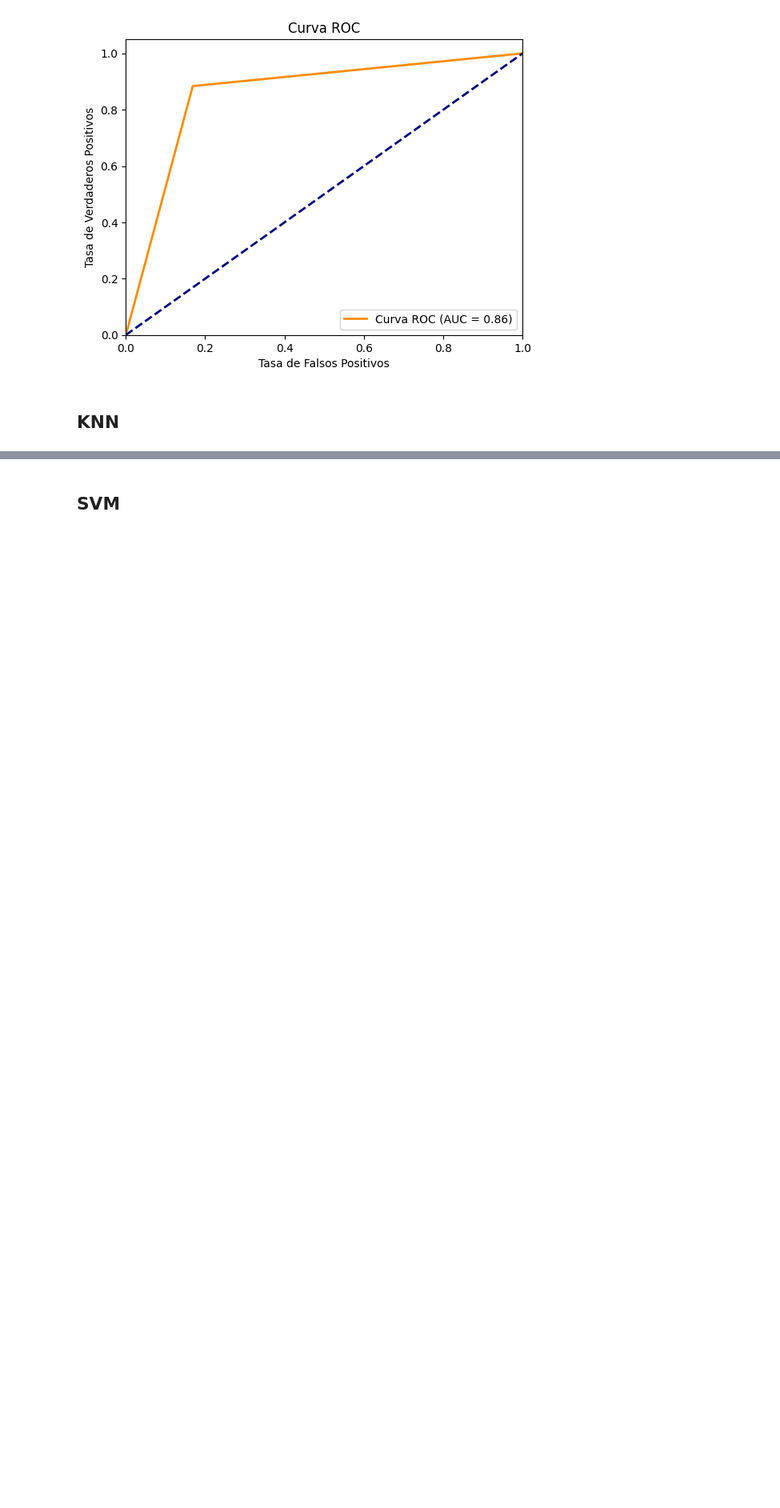
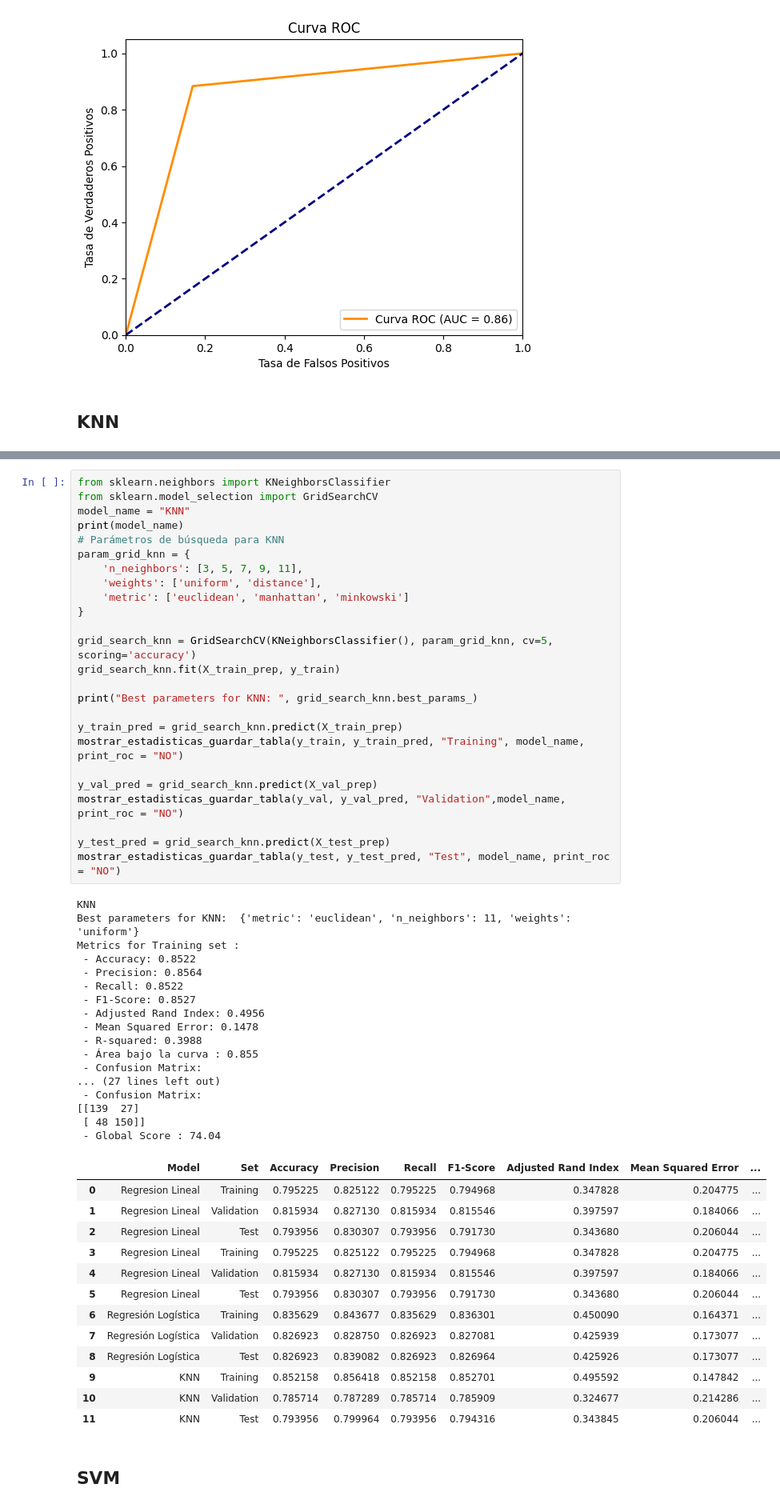
Before and after one commit to Lusku/kschool_master, a Jupyter notebook: TFM_Simple.ipynb, the cells around one changed output, grey strips where cells are left out. Shown at 80% size. Saved outputs shown, nothing was run; the diff lists cells and outputs as text; blank space fills up the shorter version.

```diff
--- a/TFM_Simple.ipynb
+++ b/TFM_Simple.ipynb
@@ -917,2 +890,58 @@ mostrar_curva_ROC(y_test, y_test_pred)
+# %%
+from sklearn.neighbors import KNeighborsClassifier
+from sklearn.model_selection import GridSearchCV
+model_name = "KNN"
+print(model_name)
+# Parámetros de búsqueda para KNN
+param_grid_knn = {
+    'n_neighbors': [3, 5, 7, 9, 11],
+    'weights': ['uniform', 'distance'],
+    'metric': ['euclidean', 'manhattan', 'minkowski']
+}
+
+grid_search_knn = GridSearchCV(KNeighborsClassifier(), param_grid_knn, cv=5, scoring='accuracy')
+grid_search_knn.fit(X_train_prep, y_train)
+
+print("Best parameters for KNN: ", grid_search_knn.best_params_)
+
+y_train_pred = grid_search_knn.predict(X_train_prep)
+mostrar_estadisticas_guardar_tabla(y_train, y_train_pred, "Training", model_name, print_roc = "NO")
+
+y_val_pred = grid_search_knn.predict(X_val_prep)
+mostrar_estadisticas_guardar_tabla(y_val, y_val_pred, "Validation",model_name, print_roc = "NO")
+
+y_test_pred = grid_search_knn.predict(X_test_prep)
+mostrar_estadisticas_guardar_tabla(y_test, y_test_pred, "Test", model_name, print_roc = "NO")
+# %% [output]
+KNN
+Best parameters for KNN:  {'metric': 'euclidean', 'n_neighbors': 11, 'weights': 'uniform'}
+Metrics for Training set :
+ - Accuracy: 0.8522
+ - Precision: 0.8564
+ - Recall: 0.8522
+ - F1-Score: 0.8527
+ - Adjusted Rand Index: 0.4956
+ - Mean Squared Error: 0.1478
+ - R-squared: 0.3988
+ - Área bajo la curva : 0.855
+ - Confusion Matrix:
+... (27 lines left out)
+ - Confusion Matrix:
+[[139  27]
+ [ 48 150]]
+ - Global Score : 74.04
+|  | Model | Set | Accuracy | Precision | Recall | F1-Score | Adjusted Rand Index | Mean Squared Error | ... |
+| 0 | Regresion Lineal | Training | 0.795225 | 0.825122 | 0.795225 | 0.794968 | 0.347828 | 0.204775 | ... |
+| 1 | Regresion Lineal | Validation | 0.815934 | 0.827130 | 0.815934 | 0.815546 | 0.397597 | 0.184066 | ... |
+| 2 | Regresion Lineal | Test | 0.793956 | 0.830307 | 0.793956 | 0.791730 | 0.343680 | 0.206044 | ... |
+| 3 | Regresion Lineal | Training | 0.795225 | 0.825122 | 0.795225 | 0.794968 | 0.347828 | 0.204775 | ... |
+| 4 | Regresion Lineal | Validation | 0.815934 | 0.827130 | 0.815934 | 0.815546 | 0.397597 | 0.184066 | ... |
+| 5 | Regresion Lineal | Test | 0.793956 | 0.830307 | 0.793956 | 0.791730 | 0.343680 | 0.206044 | ... |
+| 6 | Regresión Logística | Training | 0.835629 | 0.843677 | 0.835629 | 0.836301 | 0.450090 | 0.164371 | ... |
+| 7 | Regresión Logística | Validation | 0.826923 | 0.828750 | 0.826923 | 0.827081 | 0.425939 | 0.173077 | ... |
+| 8 | Regresión Logística | Test | 0.826923 | 0.839082 | 0.826923 | 0.826964 | 0.425926 | 0.173077 | ... |
+| 9 | KNN | Training | 0.852158 | 0.856418 | 0.852158 | 0.852701 | 0.495592 | 0.147842 | ... |
+| 10 | KNN | Validation | 0.785714 | 0.787289 | 0.785714 | 0.785909 | 0.324677 | 0.214286 | ... |
+| 11 | KNN | Test | 0.793956 | 0.799964 | 0.793956 | 0.794316 | 0.343845 | 0.206044 | ... |
 # %% [markdown]
 ## SVM
```
Also changed, not shown: parts of 12 cells of this notebook, 1 other file.
